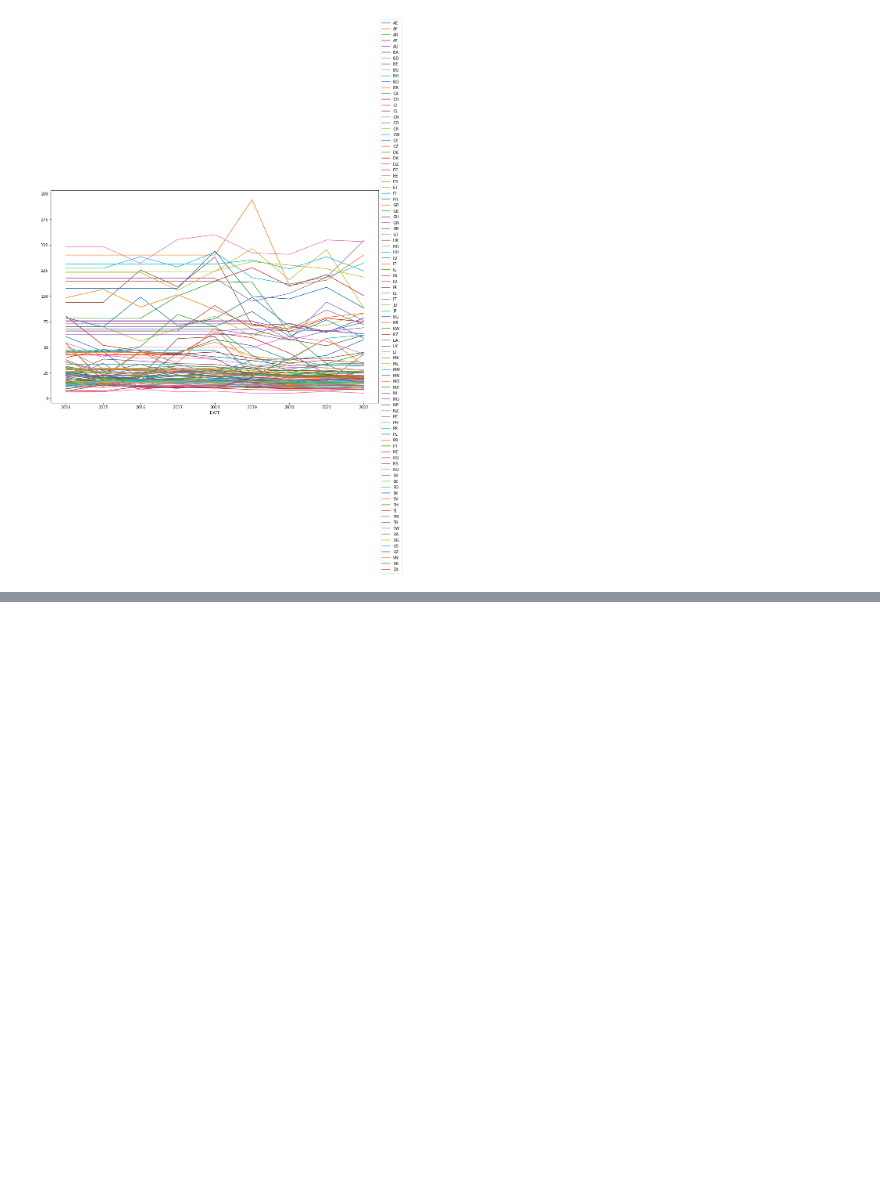
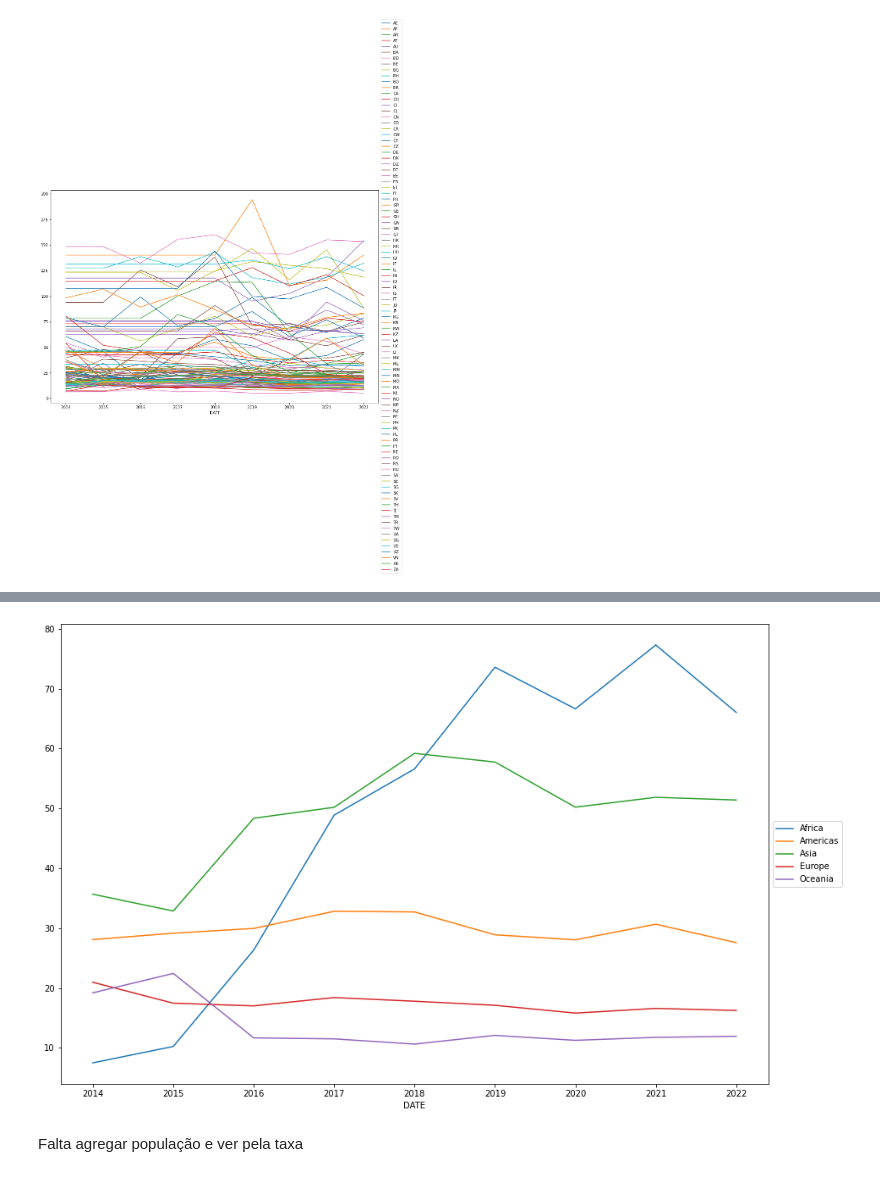
Before and after one commit to thiagorbernardo/UTFPR-Data-Science-CSB55, a Jupyter notebook: 02 - Analise exploratoria/iqar-analise-ar.ipynb, the cells around one changed output, grey strips where cells are left out. Cells and saved outputs as stored; diff of their text form; code cells hidden in the pictures; blank space fills up the shorter version.

Commit message:
feat: analise do ar por continente

```diff
--- a/02 - Analise exploratoria/iqar-analise-ar.ipynb
+++ b/02 - Analise exploratoria/iqar-analise-ar.ipynb
@@ -231,0 +193,6 @@ Usar median
+# %%
+df_countries = pd.read_csv('../data/countries/country-continent.csv', sep=',')
+# %%
+df_countries = df_countries[['name','alpha-2','alpha-3','region']]
+df_countries.columns = df_countries.columns.str.upper()
+df_countries
@@ -231,0 +219,5 @@ Usar median
+# %%
+df_by_year_country_region = pd.merge(df_by_year,df_countries,left_on='COUNTRY',right_on='ALPHA-2')
+df_by_year_country_region = df_by_year_country_region[['DATE', 'NAME','ALPHA-2','ALPHA-3', 'REGION', 'MEAN_BY_COUNTRY']]
+df_by_year_country_region.to_csv('../data/air-quality/results/iqar-countries.csv',index=False)
+df_by_year_country_region
@@ -231,0 +238,4 @@ Usar median
+# %%
+df_by_year_region = df_by_year_country_region.groupby([df_by_year_country_region.DATE, df_by_year_country_region.REGION])['MEAN_BY_COUNTRY'].mean().rename('MEAN_BY_CONTINENT').reset_index()
+df_by_year_region.to_csv('../data/air-quality/results/iqar-continents.csv',index=False)
+df_by_year_region.head(10)
@@ -231,0 +254,9 @@ Usar median
+# %%
+df_by_year_region.pivot(index='DATE', columns='REGION', values='MEAN_BY_CONTINENT').plot.line(figsize=(15,10))
+
+plt.legend(loc='center left', bbox_to_anchor=(1.0, 0.5))
+plt.show()
+# %% [output]
+[figure, added]
+# %% [markdown]
+Falta agregar população e ver pela taxa
```
Also changed, not shown: parts of 15 cells of this notebook, 2 other files.
